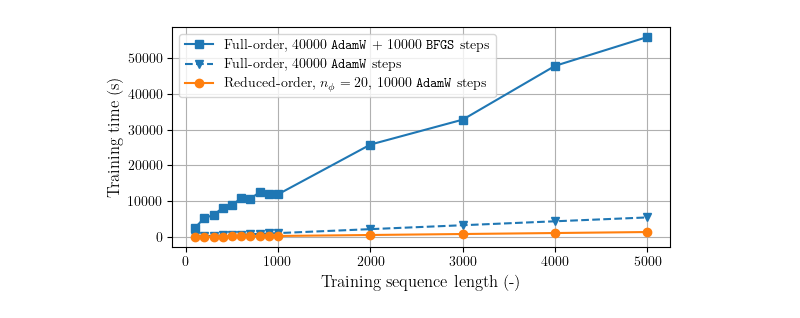
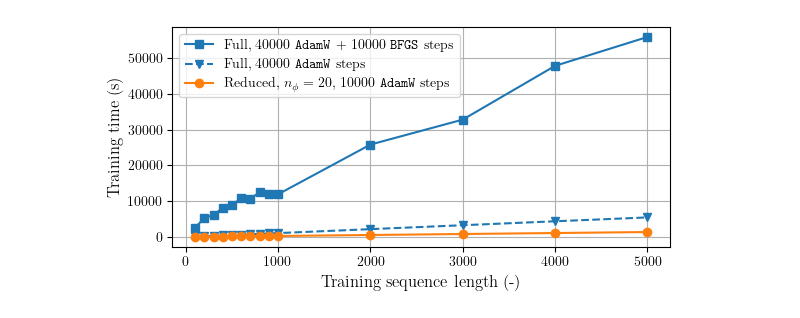
Before and after one commit to forgi86/sysid-neural-manifold, a Jupyter notebook: analyze_mc.ipynb, the cells around one changed output. Cells and saved outputs as stored; diff of their text form; code cells hidden in the pictures.

```diff
--- a/analyze_mc.ipynb
+++ b/analyze_mc.ipynb
@@ -99,30 +139,32 @@ df_stats = df_mc.groupby(["model", "length"]).agg(["mean", "median", "std"])
 # %%
 tex_fonts = {
 
     # Use LaTeX to write all text
    "text.usetex": True,
    "font.family": "serif",
     # Use 10pt font in plots, to match 10pt font in document
    "axes.labelsize": 12,
    "font.size": 12,
 
    "legend.fontsize": 10,
    "xtick.labelsize": 10,
    "ytick.labelsize": 10
 }
+
 plt.rcParams.update(tex_fonts) # use latex fonts
+
+
+# computational time
+plt.figure(figsize=(6,3))
+#plt.title("Training time")
+plt.plot(ckpt_full["train_lens"], ckpt_full["train_time"], label=r"Full, 40000 \texttt{AdamW} + 10000 \texttt{BFGS} steps", marker="s", color="C0")
+plt.plot(ckpt_full["train_lens"], ckpt_full["train_time_adam"], label=r"Full, 40000 \texttt{AdamW} steps", marker="v", linestyle="--", color="C0")
+plt.plot(ckpt_red_20["train_lens"], ckpt_red_20["train_time"], label=r"Reduced, $n_\phi=20$, 10000 \texttt{AdamW} steps", marker="o", color="C1")
+plt.xlabel("Training sequence length (-)")
+plt.ylabel("Training time (s)")
+plt.grid(True)
+plt.legend();
+plt.tight_layout()
+plt.savefig(fig_dir/"training_times_paper.pdf")
+# %% [output]
+[figure, added]
-# %%
-# computational time
-plt.figure(figsize=(6,3))
-#plt.title("Training time")
-plt.plot(ckpt_full["train_lens"], ckpt_full["train_time"], label=r"Full-order, 40000 \texttt{AdamW} + 10000 \texttt{BFGS} steps", marker="s", color="C0")
-plt.plot(ckpt_full["train_lens"], ckpt_full["train_time_adam"], label=r"Full-order, 40000 \texttt{AdamW} steps", marker="v", linestyle="--", color="C0")
-plt.plot(ckpt_red_20["train_lens"], ckpt_red_20["train_time"], label=r"Reduced-order, $n_\phi=20$, 10000 \texttt{AdamW} steps", marker="o", color="C1")
-plt.xlabel("Training sequence length (-)")
-plt.ylabel("Training time (s)")
-plt.grid(True)
-plt.legend();
-plt.tight_layout()
-plt.savefig(fig_dir/"training_times_paper.pdf")
-# %% [output]
-[figure, removed]
```
Also changed, not shown: parts of 2 cells of this notebook, 8 other files.
